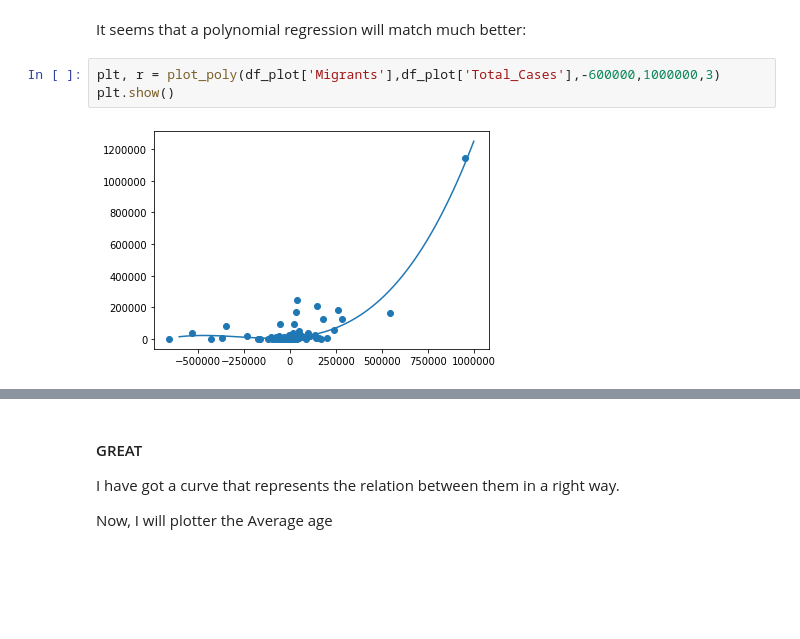
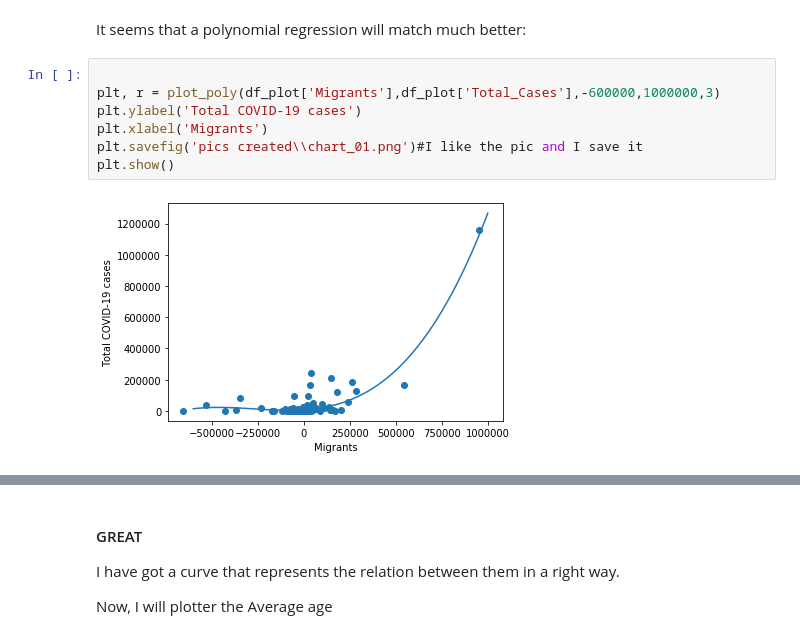
Before and after one commit to cesarvila/population, a Jupyter notebook: covid.ipynb, the cells around one changed output, grey strips where cells are left out. Saved outputs shown, nothing was run; the diff lists cells and outputs as text; blank space fills up the shorter version.

```diff
--- a/covid.ipynb
+++ b/covid.ipynb
@@ -516,10 +513,14 @@ r#check the r2
 # %% [markdown]
 It seems that a polynomial regression will match much better:
 # %%
+
 plt, r = plot_poly(df_plot['Migrants'],df_plot['Total_Cases'],-600000,1000000,3)
+plt.ylabel('Total COVID-19 cases')
+plt.xlabel('Migrants')
+plt.savefig('pics created\\chart_01.png')#I like the pic and I save it
 plt.show()
 # %% [output]
-[figure, old version]
+[figure, new version]
 # %%
 r#check the r2
 # %% [output]
```
Also changed, not shown: parts of 40 cells of this notebook, 34 other files.
